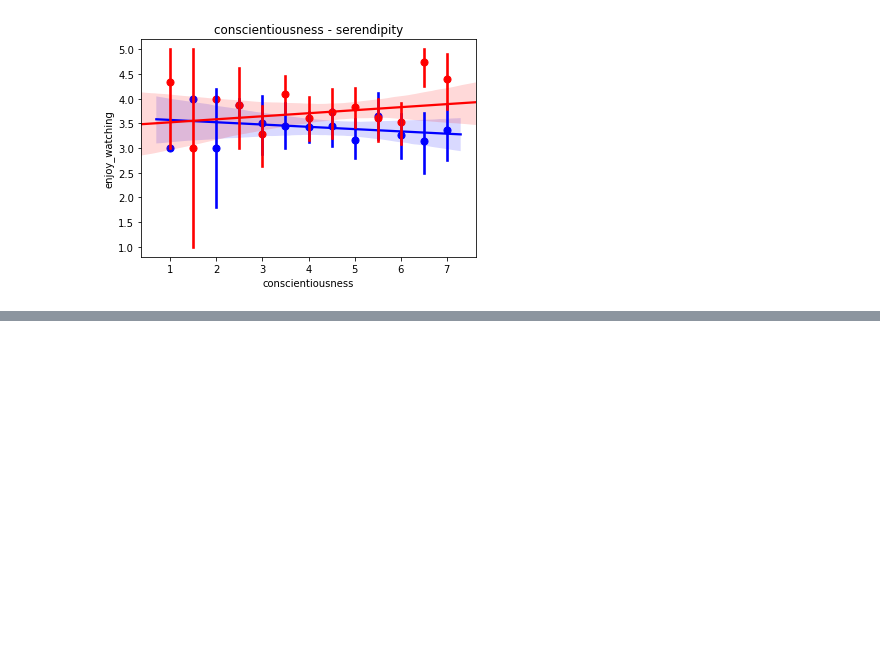
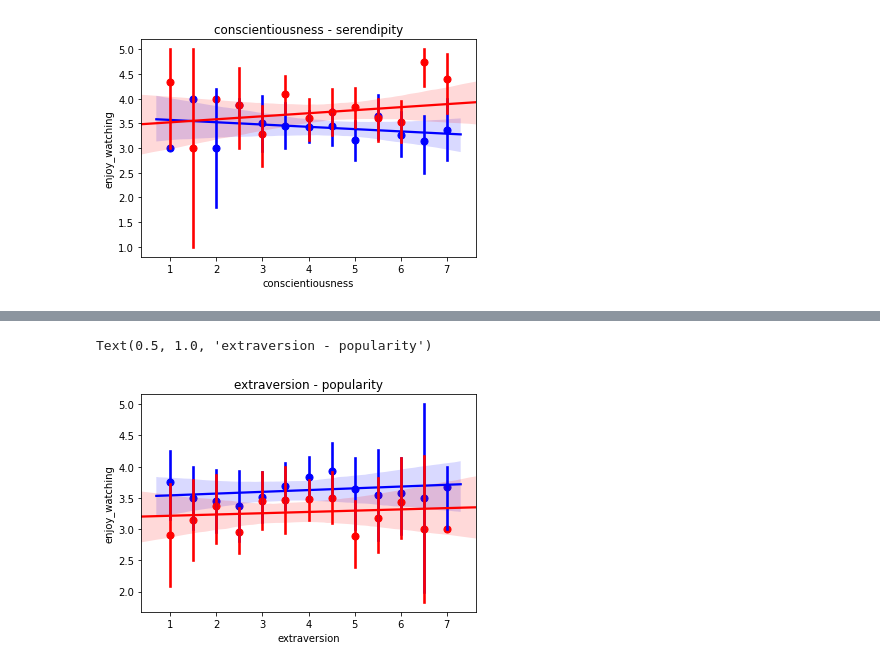
Before and after one commit to sushamasivananthan/MachineLearning, a Jupyter notebook: FirstFile.ipynb, the cells around one changed output, grey strips where cells are left out. Saved outputs shown, nothing was run; the diff lists cells and outputs as text; code cells hidden in the pictures; blank space fills up the shorter version.

```diff
--- a/FirstFile.ipynb
+++ b/FirstFile.ipynb
@@ -195,0 +204,8 @@ Text(0.5, 1.0, 'extraversion - diversity')
+# %%
+sns.regplot(x = 'extraversion' , y = 'enjoy_watching', data = df_popularity_high, color = 'b',  x_estimator = np.mean)
+sns.regplot(x = 'extraversion' , y = 'enjoy_watching', data = df_popularity_low, color = 'r',  x_estimator = np.mean)
+
+plt.title('extraversion - popularity')
+# %% [output]
+Text(0.5, 1.0, 'extraversion - popularity')
+[figure, added]
```
Also changed, not shown: parts of 11 cells of this notebook.
